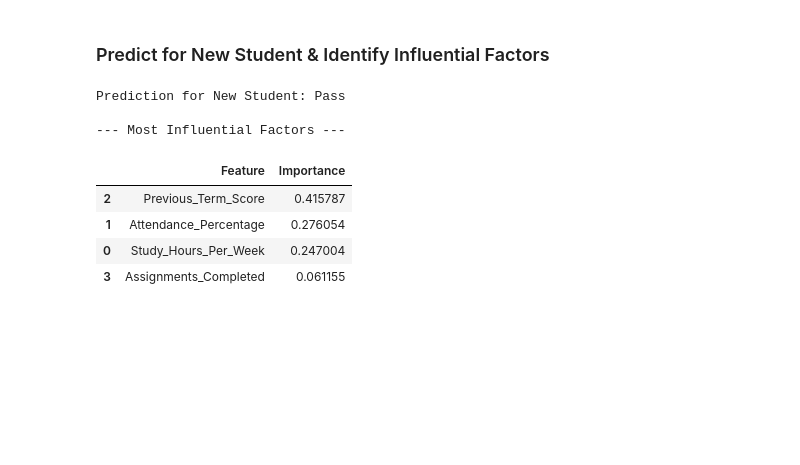
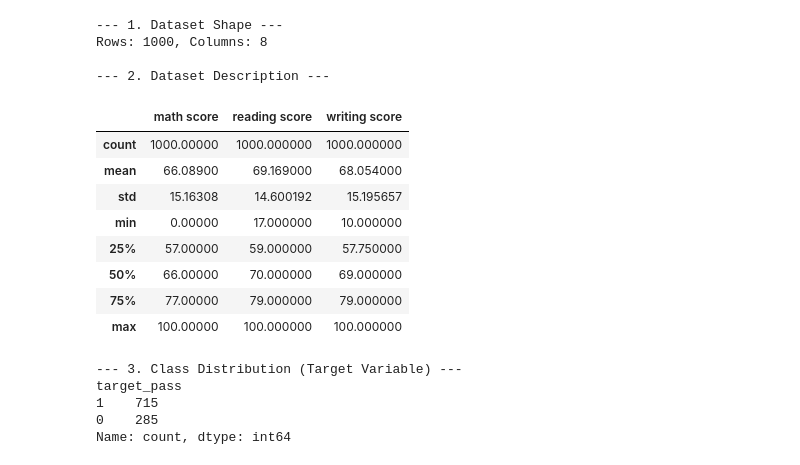
Before and after one commit to pranab170/GenAI-Internship-Week1, a Jupyter notebook: mini_project.ipynb, the cells around one changed output. Cells and saved outputs as stored; diff of their text form; code cells hidden in the pictures; blank space fills up the shorter version.

```diff
--- a/mini_project.ipynb
+++ b/mini_project.ipynb
@@ -98,31 +44,33 @@ Random Forest Accuracy: 85.00%
-# %% [markdown]
-### Predict for New Student & Identify Influential Factors
-# %%
-new_student = pd.DataFrame({
-    'Study_Hours_Per_Week': [10],
-    'Attendance_Percentage': [85],
-    'Previous_Term_Score': [78],
-    'Assignments_Completed': [8]
-})
-new_student_scaled = scaler.transform(new_student)
-
-best_model = trained_models["Random Forest"]
-prediction = best_model.predict(new_student_scaled)
-
-print(f"\nPrediction for New Student: {'Pass' if prediction[0] == 1 else 'Fail'}")
-importances = best_model.feature_importances_
-feature_names = X.columns
-factors = pd.DataFrame({'Feature': feature_names, 'Importance': importances})
-factors = factors.sort_values(by='Importance', ascending=False)
-
-print("\n--- Most Influential Factors ---")
-display(factors)
-# %% [output]
-Prediction for New Student: Pass
-
---- Most Influential Factors ---
-|  | Feature | Importance |
-| 2 | Previous_Term_Score | 0.415787 |
-| 1 | Attendance_Percentage | 0.276054 |
-| 0 | Study_Hours_Per_Week | 0.247004 |
-| 3 | Assignments_Completed | 0.061155 |
+# %%
+# --- Cell 2: Exploratory Data Analysis (Stats) ---
+print("--- 1. Dataset Shape ---")
+print(f"Rows: {df.shape[0]}, Columns: {df.shape[1]}\n")
+
+print("--- 2. Dataset Description ---")
+display(df.describe())
+
+# Creating a Target Variable: 'Pass' (1) if average score >= 60, else 'Fail' (0)
+df['average_score'] = (df['math score'] + df['reading score'] + df['writing score']) / 3
+df['target_pass'] = (df['average_score'] >= 60).astype(int)
+
+print("\n--- 3. Class Distribution (Target Variable) ---")
+print(df['target_pass'].value_counts())
+# %% [output]
+--- 1. Dataset Shape ---
+Rows: 1000, Columns: 8
+
+--- 2. Dataset Description ---
+|  | math score | reading score | writing score |
+| count | 1000.00000 | 1000.000000 | 1000.000000 |
+| mean | 66.08900 | 69.169000 | 68.054000 |
+| std | 15.16308 | 14.600192 | 15.195657 |
+| min | 0.00000 | 17.000000 | 10.000000 |
+| 25% | 57.00000 | 59.000000 | 57.750000 |
+| 50% | 66.00000 | 70.000000 | 69.000000 |
+| 75% | 77.00000 | 79.000000 | 79.000000 |
+| max | 100.00000 | 100.000000 | 100.000000 |
+--- 3. Class Distribution (Target Variable) ---
+target_pass
+1    715
+0    285
+Name: count, dtype: int64
```
Also changed, not shown: parts of 10 cells of this notebook, 2 other files.
